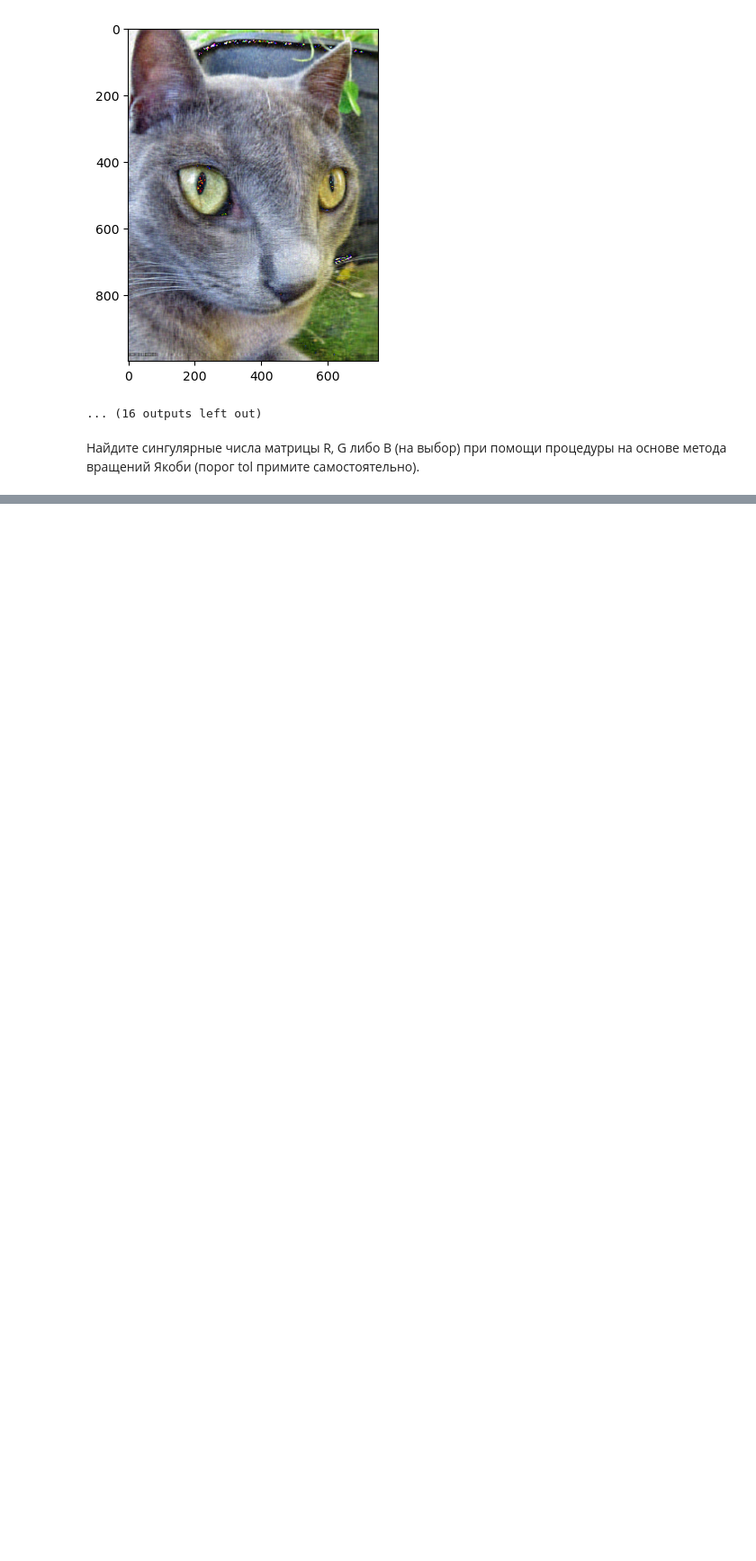
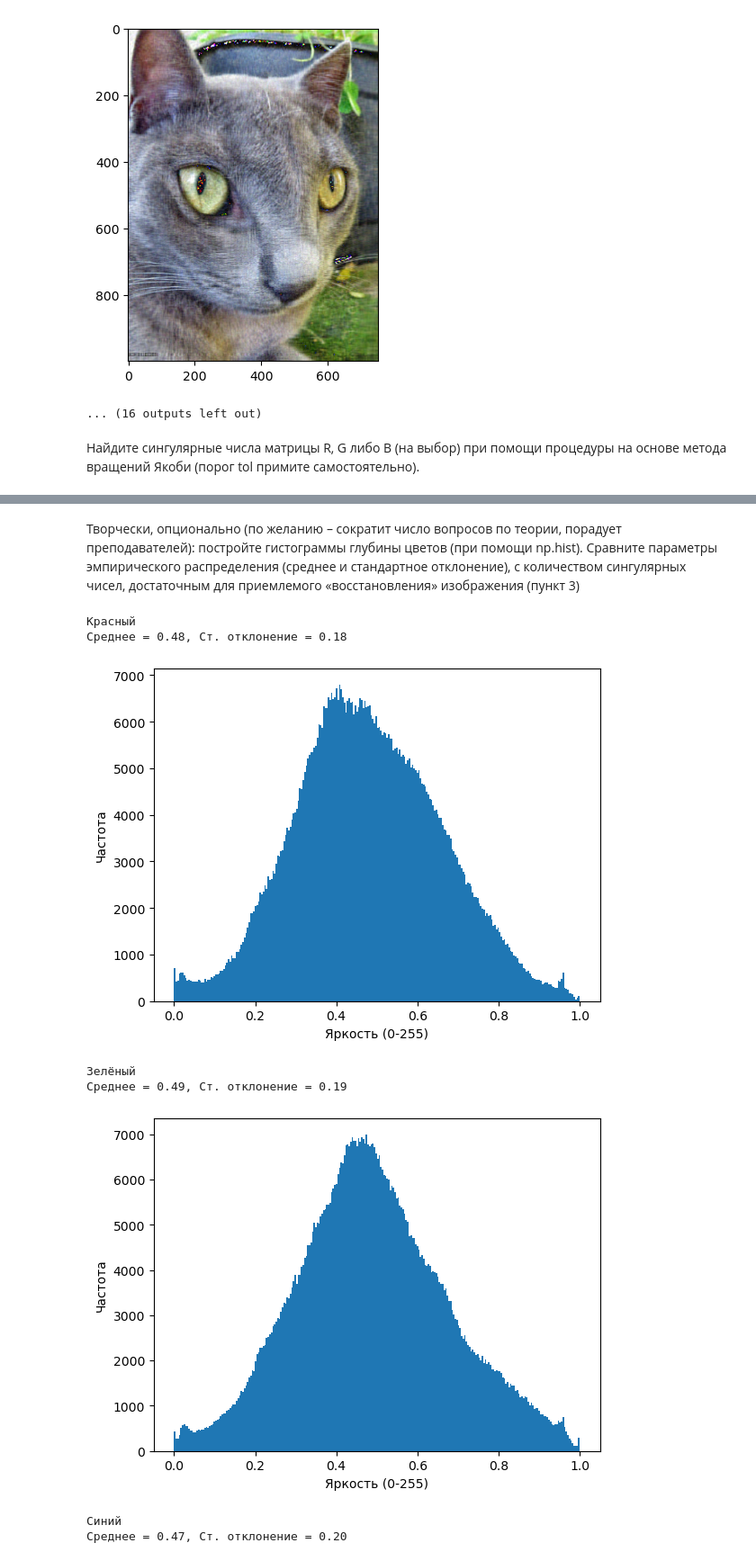
Before and after one commit to vorandpav/NAM, a Jupyter notebook: lab2/NM_EAI_lab_2.ipynb, the cells around one changed output, grey strips where cells are left out. Shown at 90% size. Drawn from its saved outputs; the diff is of its cells as text; code cells hidden in the pictures; blank space fills up the shorter version.

```diff
--- a/lab2/NM_EAI_lab_2.ipynb
+++ b/lab2/NM_EAI_lab_2.ipynb
@@ -269,0 +304,30 @@ for i in range(6):
+# %% [markdown]
+Творчески, опционально (по желанию – сократит число вопросов по
+теории, порадует преподавателей): постройте гистограммы глубины цветов
+(при помощи np.hist). Сравните параметры эмпирического распределения
+(среднее и стандартное отклонение), с количеством сингулярных чисел,
+достаточным для приемлемого «восстановления» изображения (пункт 3)
+# %%
+def analysis(channel, name):
+    print(name)
+    mean_val = np.mean(channel)
+    std_val = np.std(channel)
+    print(f"Среднее = {mean_val:.2f}, Ст. отклонение = {std_val:.2f}")
+    plt.hist(channel.flatten(), bins=256)
+    plt.xlabel('Яркость (0-255)')
+    plt.ylabel('Частота')
+    plt.show()
+
+
+analysis(R, 'Красный')
+analysis(G, 'Зелёный')
+analysis(B, 'Синий')
+# %% [output]
+Красный
+Среднее = 0.48, Ст. отклонение = 0.18
+[figure, added]
+Зелёный
+Среднее = 0.49, Ст. отклонение = 0.19
+[figure, added]
+Синий
+Среднее = 0.47, Ст. отклонение = 0.20
```
Also changed, not shown: parts of 11 cells of this notebook.
